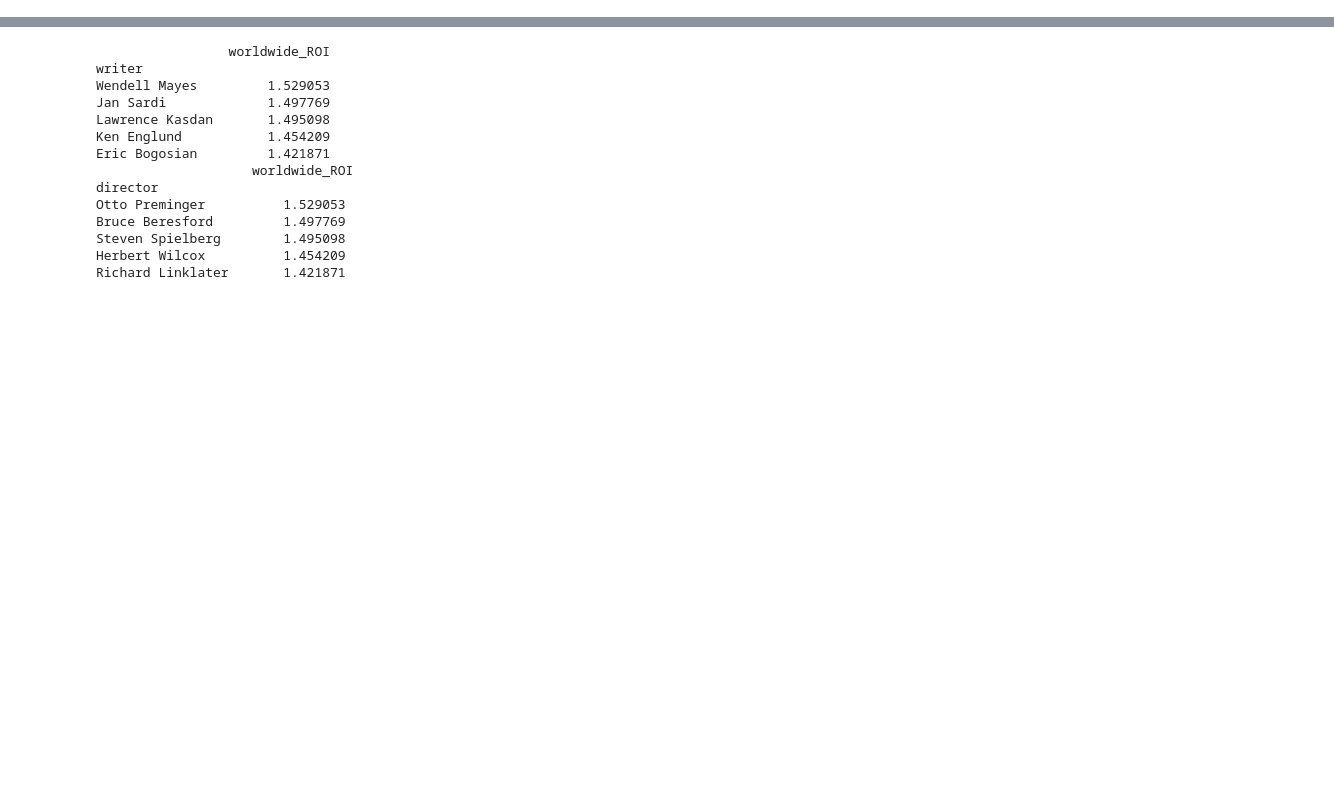
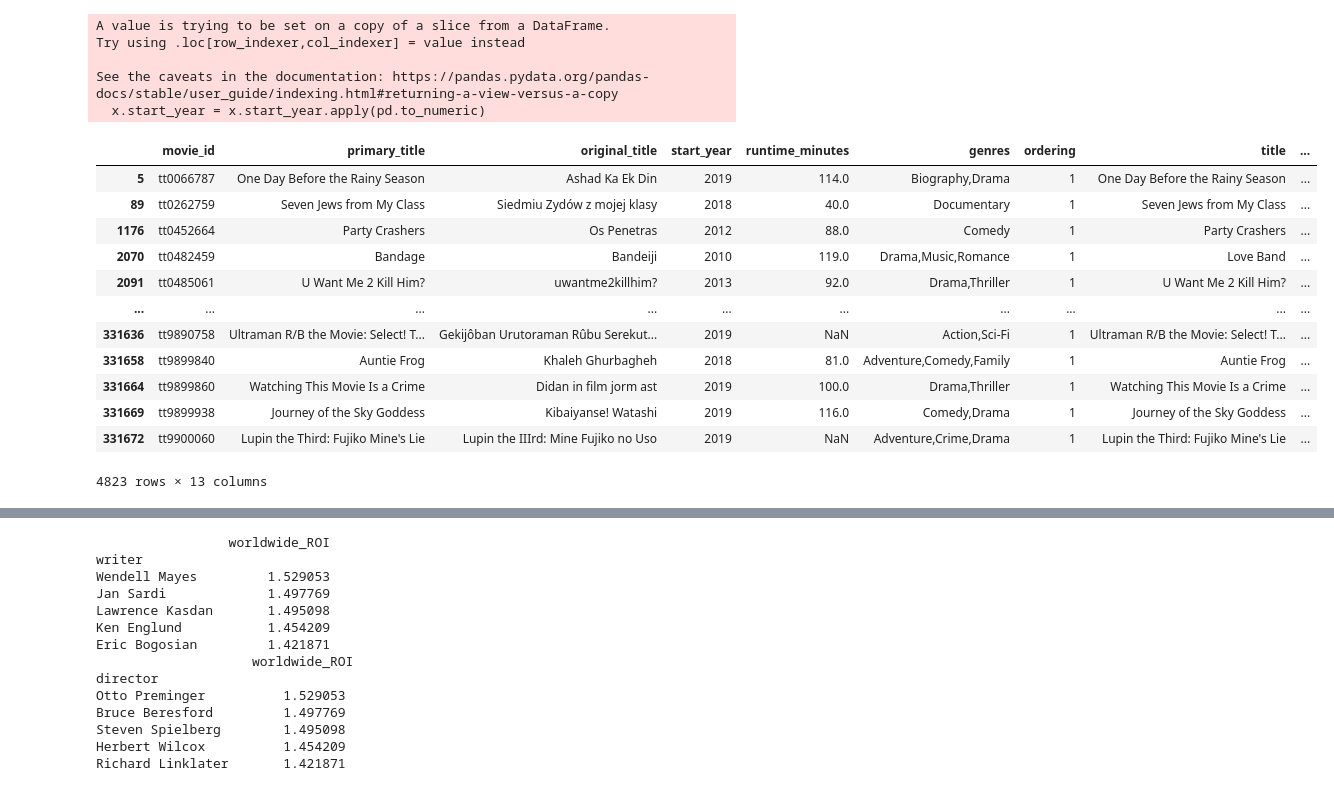
Before and after one commit to ACB-prgm/Phase1_Project, a Jupyter notebook: notebooks/RoughingIt.ipynb, the cells around one changed output, grey strips where cells are left out. Drawn from its saved outputs; the diff is of its cells as text; code cells hidden in the pictures; blank space fills up the shorter version.

```diff
--- a/notebooks/RoughingIt.ipynb
+++ b/notebooks/RoughingIt.ipynb
@@ -42,6 +41,29 @@ for file_name in os.listdir(ZIPPED_DATA_DIR):
             dfs[file_name.split(".")[-3]] = pd.read_csv(os.path.join(ZIPPED_DATA_DIR, file_name), sep=sep, encoding="unicode_escape")
         except Exception as e:
             print(e, file_name)
+# %%
+x = dfs.get("movie_info_df").drop_duplicates(subset="movie_id")
+x.start_year = x.start_year.apply(pd.to_numeric)
+x[x.start_year > 2000][x.language == "en"]
+# %% [output]
+A value is trying to be set on a copy of a slice from a DataFrame.
+Try using .loc[row_indexer,col_indexer] = value instead
+
+See the caveats in the documentation: https://pandas.pydata.org/pandas-docs/stable/user_guide/indexing.html#returning-a-view-versus-a-copy
+  x.start_year = x.start_year.apply(pd.to_numeric)
+|  | movie_id | primary_title | original_title | start_year | runtime_minutes | genres | ordering | title | ... |
+| 5 | tt0066787 | One Day Before the Rainy Season | Ashad Ka Ek Din | 2019 | 114.0 | Biography,Drama | 1 | One Day Before the Rainy Season | ... |
+| 89 | tt0262759 | Seven Jews from My Class | Siedmiu Zydów z mojej klasy | 2018 | 40.0 | Documentary | 1 | Seven Jews from My Class | ... |
+| 1176 | tt0452664 | Party Crashers | Os Penetras | 2012 | 88.0 | Comedy | 1 | Party Crashers | ... |
+| 2070 | tt0482459 | Bandage | Bandeiji | 2010 | 119.0 | Drama,Music,Romance | 1 | Love Band | ... |
+| 2091 | tt0485061 | U Want Me 2 Kill Him? | uwantme2killhim? | 2013 | 92.0 | Drama,Thriller | 1 | U Want Me 2 Kill Him? | ... |
+| ... | ... | ... | ... | ... | ... | ... | ... | ... | ... |
+| 331636 | tt9890758 | Ultraman R/B the Movie: Select! T... | Gekijôban Urutoraman Rûbu Serekut... | 2019 | NaN | Action,Sci-Fi | 1 | Ultraman R/B the Movie: Select! T... | ... |
+| 331658 | tt9899840 | Auntie Frog | Khaleh Ghurbagheh | 2018 | 81.0 | Adventure,Comedy,Family | 1 | Auntie Frog | ... |
+| 331664 | tt9899860 | Watching This Movie Is a Crime | Didan in film jorm ast | 2019 | 100.0 | Drama,Thriller | 1 | Watching This Movie Is a Crime | ... |
+| 331669 | tt9899938 | Journey of the Sky Goddess | Kibaiyanse! Watashi | 2019 | 116.0 | Comedy,Drama | 1 | Journey of the Sky Goddess | ... |
+| 331672 | tt9900060 | Lupin the Third: Fujiko Mine's Lie | Lupin the IIIrd: Mine Fujiko no Uso | 2019 | NaN | Adventure,Crime,Drama | 1 | Lupin the Third: Fujiko Mine's Lie | ... |
+4823 rows × 13 columns
 # %%
 for df in dfs:
     print(df)
```
Also changed, not shown: parts of 16 cells of this notebook, 3 other files.
